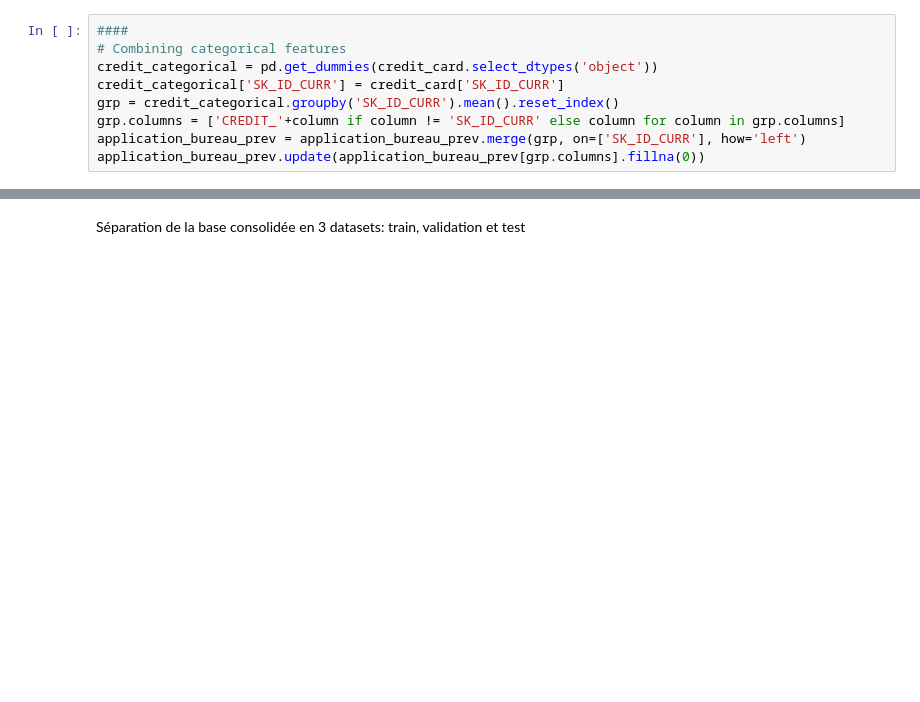
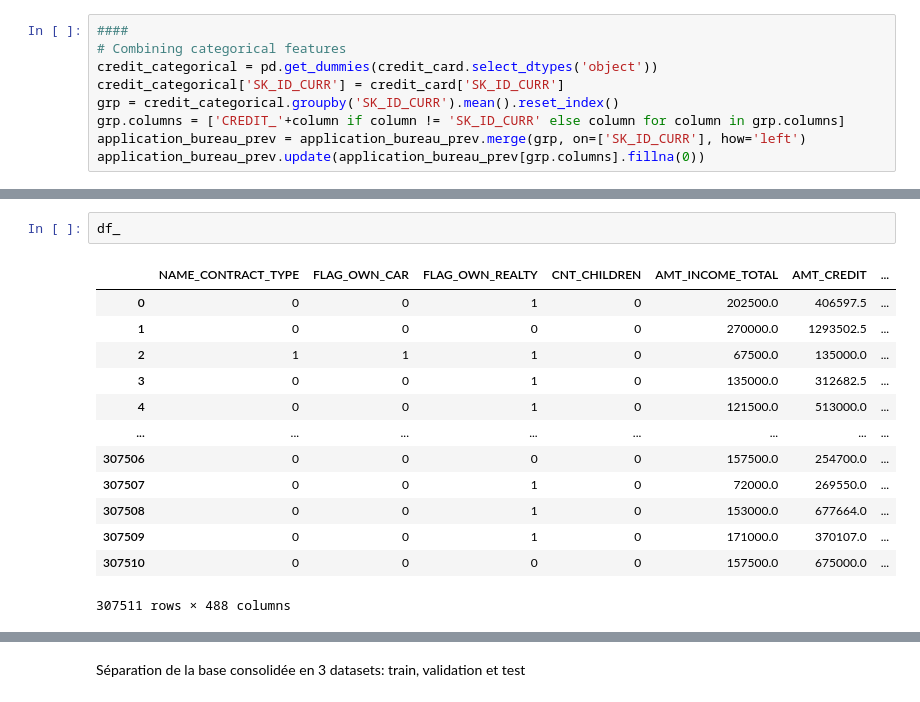
Before and after one commit to alainskydom/Projet-7, a Jupyter notebook: pure-model-projet-7-model.ipynb, the cells around one changed output, grey strips where cells are left out. Cells and saved outputs as stored; diff of their text form; blank space fills up the shorter version.

```diff
--- a/pure-model-projet-7-model.ipynb
+++ b/pure-model-projet-7-model.ipynb
@@ -377,0 +487,16 @@ application_bureau_prev_s.shape
+# %%
+df_
+# %% [output]
+|  | NAME_CONTRACT_TYPE | FLAG_OWN_CAR | FLAG_OWN_REALTY | CNT_CHILDREN | AMT_INCOME_TOTAL | AMT_CREDIT | ... |
+| 0 | 0 | 0 | 1 | 0 | 202500.0 | 406597.5 | ... |
+| 1 | 0 | 0 | 0 | 0 | 270000.0 | 1293502.5 | ... |
+| 2 | 1 | 1 | 1 | 0 | 67500.0 | 135000.0 | ... |
+| 3 | 0 | 0 | 1 | 0 | 135000.0 | 312682.5 | ... |
+| 4 | 0 | 0 | 1 | 0 | 121500.0 | 513000.0 | ... |
+| ... | ... | ... | ... | ... | ... | ... | ... |
+| 307506 | 0 | 0 | 0 | 0 | 157500.0 | 254700.0 | ... |
+| 307507 | 0 | 0 | 1 | 0 | 72000.0 | 269550.0 | ... |
+| 307508 | 0 | 0 | 1 | 0 | 153000.0 | 677664.0 | ... |
+| 307509 | 0 | 0 | 1 | 0 | 171000.0 | 370107.0 | ... |
+| 307510 | 0 | 0 | 0 | 0 | 157500.0 | 675000.0 | ... |
+307511 rows × 488 columns
```
Also changed, not shown: parts of 109 cells of this notebook.
